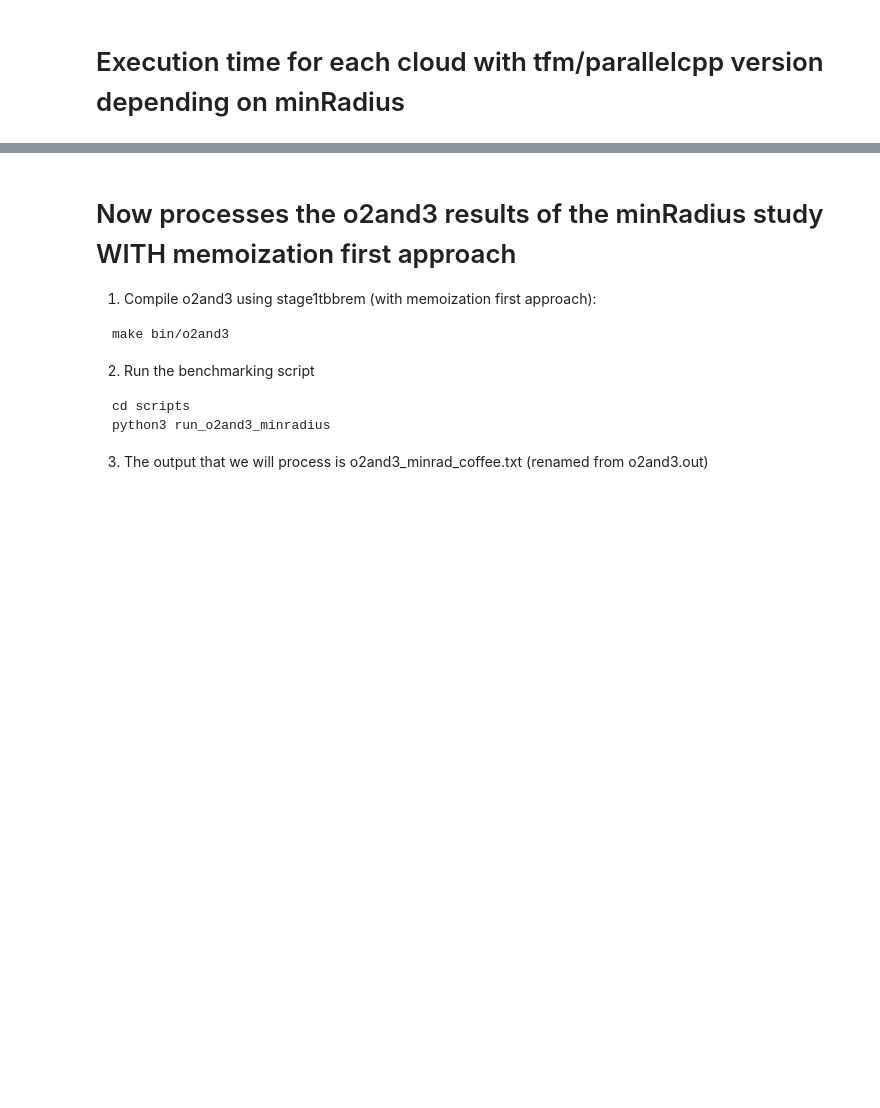
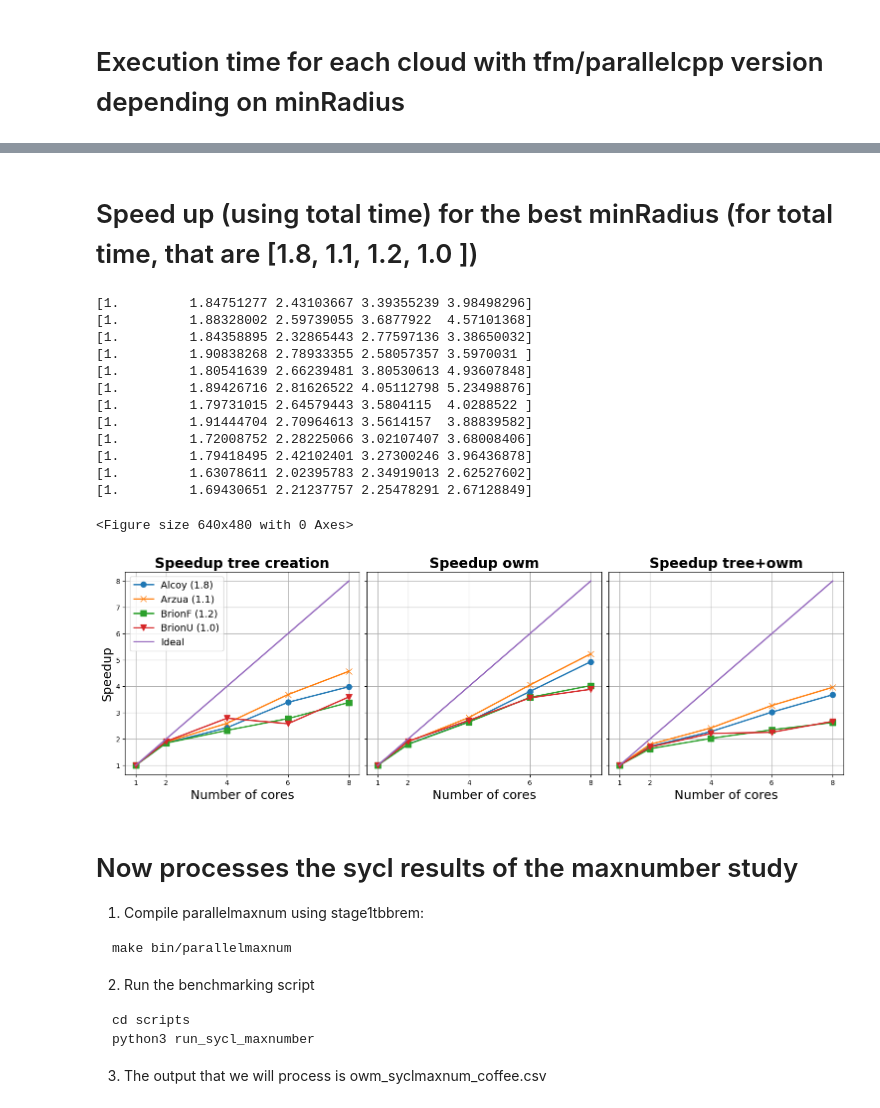
Before and after one commit to PPMC-DAC/FastOWM, a Jupyter notebook: Results/sycl_minradius.ipynb, the cells around one changed output, grey strips where cells are left out. Cells and saved outputs as stored; diff of their text form; code cells hidden in the pictures; blank space fills up the shorter version.

````diff
--- a/Results/sycl_minradius.ipynb
+++ b/Results/sycl_minradius.ipynb
@@ -200,19 +194,82 @@ plot_alltimes(8,res1)
+# %% [markdown]
+# Speed up (using total time) for the best minRadius (for total time, that are [1.8, 1.1, 1.2, 1.0 ])
+# %%
+#Configuration variables
+titlefs = 20
+ylabelfs = 18
+xlabelfs = 18
+xticksfs = 16
+yticksfs = 16
+legendfs = 14
+linew = 2
+markers = 8
+
+marks=['o-','x-','s-','v-','+-']
+fig, axs = plt.subplots(nrows=1, ncols=3,figsize=(15, 5), constrained_layout=True, sharey=True)
+
+for (i,z,k) in zip(res1,marks,[1.8,1.1,1.2,1.0]):
+    print(np.array([res1[i][k][1][0]/res1[i][k][j][0] for j in [1,2,4,6,8]]))
+    axs[0].plot(np.array([1,2,4,6,8]), np.array([res1[i][k][1][0]/res1[i][k][j][0] for j in [1,2,4,6,8]]), z, linewidth=linew, markersize=markers)
+axs[0].plot(np.array([1,2,4,6,8]), np.array([1,2,4,6,8]), '-', linewidth=linew, markersize=markers)
+for (i,z,k) in zip(res1,marks,[1.8,1.1,1.2,1.0]):
+    print(np.array([res1[i][k][1][2]/res1[i][k][j][2] for j in [1,2,4,6,8]]))
+    axs[1].plot(np.array([1,2,4,6,8]), np.array([res1[i][k][1][2]/res1[i][k][j][2] for j in [1,2,4,6,8]]), z, linewidth=linew, markersize=markers)
+axs[1].plot(np.array([1,2,4,6,8]), np.array([1,2,4,6,8]), '-', linewidth=linew, markersize=markers)
+for (i,z,k) in zip(res1,marks,[1.8,1.1,1.2,1.0]):
+    print(np.array([sum(res1[i][k][1])/sum(res1[i][k][j]) for j in [1,2,4,6,8]]))
+    axs[2].plot(np.array([1,2,4,6,8]), np.array([sum(res1[i][k][1])/sum(res1[i][k][j]) for j in [1,2,4,6,8]]), z, linewidth=linew, markersize=markers)
+axs[2].plot(np.array([1,2,4,6,8]), np.array([1,2,4,6,8]), '-', linewidth=linew, markersize=markers)
+
+sizes=['Alcoy (1.8)', 'Arzua (1.1)', 'BrionF (1.2)', 'BrionU (1.0)']
+sizes.append('Ideal')
+axs[0].legend(sizes,loc='best', fontsize= legendfs)
+axs[0].set_ylabel('Speedup', fontsize=ylabelfs)
+axs[0].set_title('Speedup tree creation',  fontweight='bold', fontsize=titlefs)
+axs[0].set_xlabel('Number of cores', fontsize=xlabelfs)
+axs[0].set_xticks([1,2,4,6,8],fontsize=xticksfs)
+axs[0].grid()
+axs[1].set_title('Speedup owm',  fontweight='bold', fontsize=titlefs)
+axs[1].set_xlabel('Number of cores', fontsize=xlabelfs)
+axs[1].set_xticks([1,2,4,6,8],fontsize=xticksfs)
+axs[1].grid()
+axs[2].set_title('Speedup tree+owm',  fontweight='bold', fontsize=titlefs)
+axs[2].set_xlabel('Number of cores', fontsize=xlabelfs)
+axs[2].set_xticks([1,2,4,6,8],fontsize=xticksfs)
+axs[2].grid()
+#plt.yticks(fontsize=yticksfs)
+
+#fig.suptitle('Speedup',fontweight='bold', fontsize=24)
+# %% [output]
+[1.         1.84751277 2.43103667 3.39355239 3.98498296]
+[1.         1.88328002 2.59739055 3.6877922  4.57101368]
+[1.         1.84358895 2.32865443 2.77597136 3.38650032]
+[1.         1.90838268 2.78933355 2.58057357 3.5970031 ]
+[1.         1.80541639 2.66239481 3.80530613 4.93607848]
+[1.         1.89426716 2.81626522 4.05112798 5.23498876]
+[1.         1.79731015 2.64579443 3.5804115  4.0288522 ]
+[1.         1.91444704 2.70964613 3.5614157  3.88839582]
+[1.         1.72008752 2.28225066 3.02107407 3.68008406]
+[1.         1.79418495 2.42102401 3.27300246 3.96436878]
+[1.         1.63078611 2.02395783 2.34919013 2.62527602]
+[1.         1.69430651 2.21237757 2.25478291 2.67128849]
+<Figure size 640x480 with 0 Axes>
+[figure, added]
 # %%
 
 pp = PdfPages("Speedup-qmin.pdf")
 pp.savefig(fig)
 pp.close()
 # %% [markdown]
-# Now processes the o2and3 results of the minRadius study WITH memoization first approach
+# Now processes the sycl results of the maxnumber study
 
-1. Compile o2and3 using stage1tbbrem (with memoization first approach):
+1. Compile parallelmaxnum using stage1tbbrem:
 ```
-make bin/o2and3
+make bin/parallelmaxnum
 ```
 2. Run the benchmarking script
 ```
 cd scripts
-python3 run_o2and3_minradius
+python3 run_sycl_maxnumber
 ```
-3. The output that we will process is o2and3_minrad_coffee.txt (renamed from o2and3.out)
+3. The output that we will process is owm_syclmaxnum_coffee.csv
 # %%
````
Also changed, not shown: parts of 14 cells of this notebook.
